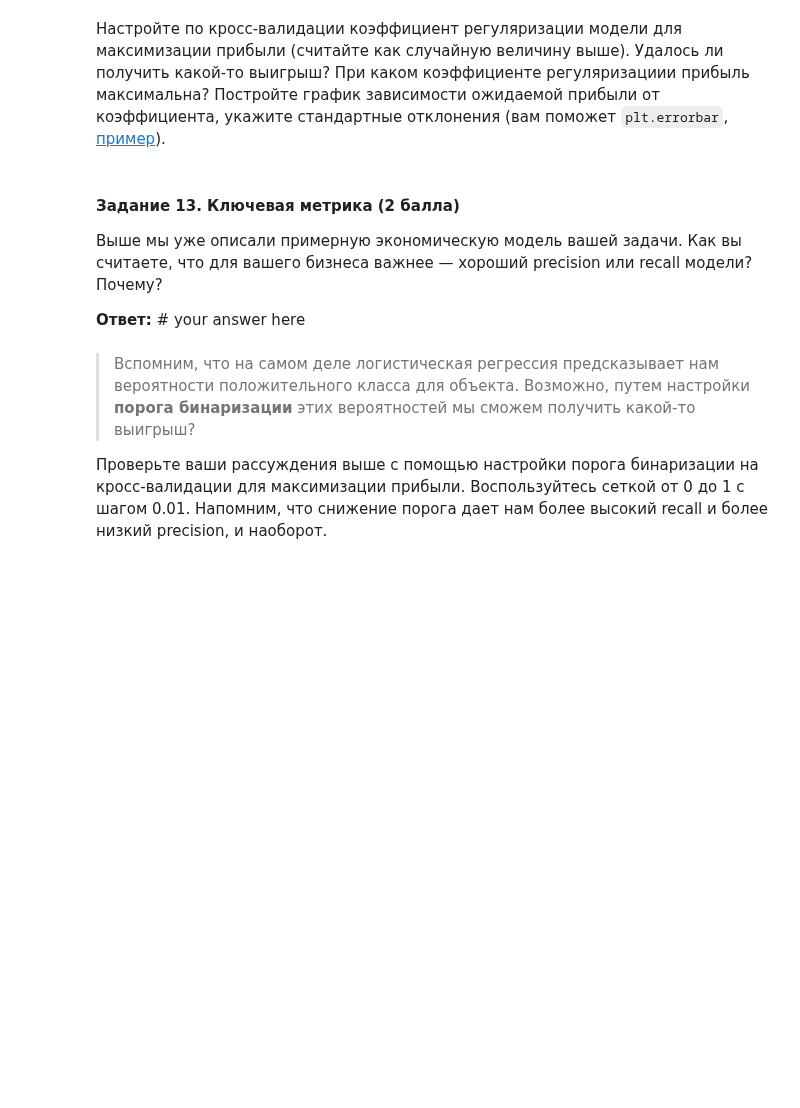
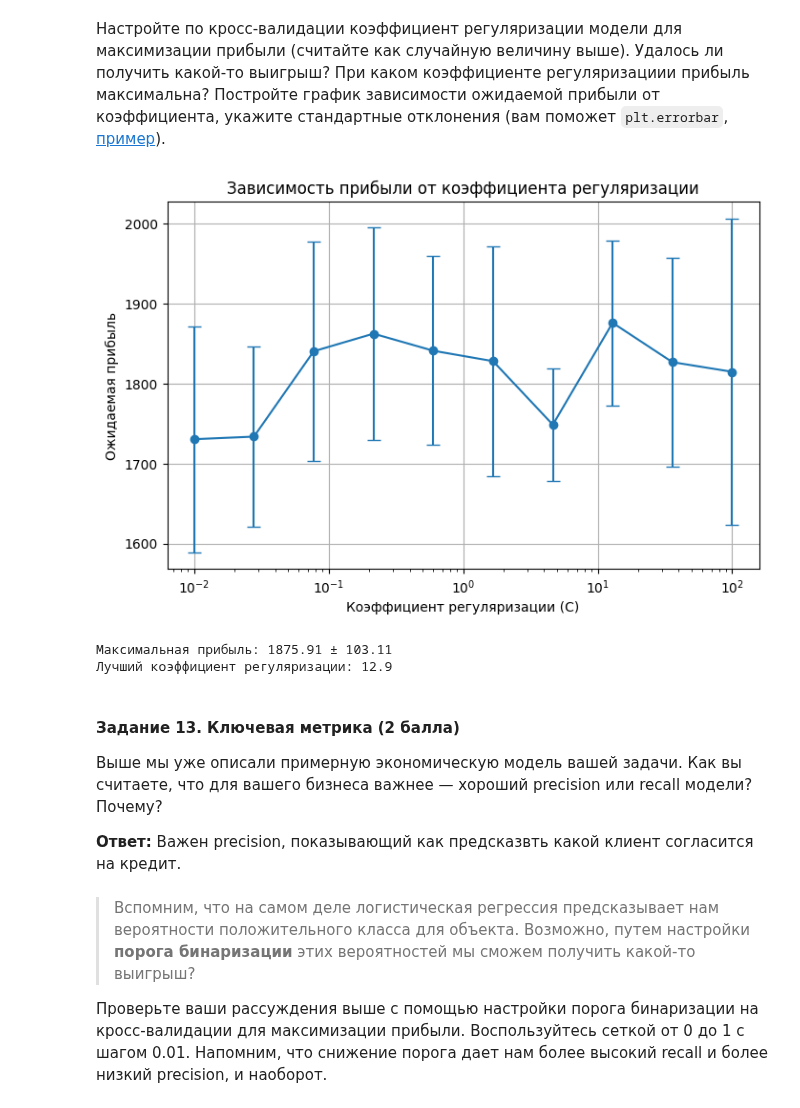
Before and after one commit to r42arty/hse, a Jupyter notebook: mod4/ML_3.ipynb, the cells around one changed output. Saved outputs shown, nothing was run; the diff lists cells and outputs as text; code cells hidden in the pictures; blank space fills up the shorter version.

```diff
--- a/mod4/ML_3.ipynb
+++ b/mod4/ML_3.ipynb
@@ -903,24 +928,10 @@ y = (df.y == 'yes')
 from sklearn.model_selection import KFold
 
 kf = KFold(n_splits=5, shuffle=True, random_state=500)
-train_indices, test_indices = kf.split(X)
+splits = list(kf.split(X))  # Получаем список из 5 пар (train_index, test_index)
 # %% [markdown]
 * Обучите логистическую регрессию на каждой обучающей выборке (воспользуйтесь one-hot для категориальных признаков и `StandardScaler` для числовых, гиперпараметры по умолчанию) и сделайте предсказания для соответствующих тестовых выборок.
 
 * Допустим, работники вашего колл-центра получают за один звонок клиенту 1 доллар. При согласии клиента на предлагаемые условия он принесет в банк 10 долларов. Предположим, что всем положительным прогнозам ваши сотрудники решили позвонить. Посчитайте на всех тестовых выборках выручку и усредните. Также вычислите стандартное отклонение.
   - Сколько денег вы в среднем заработаете?
   - Сколько из заработанных денег придётся отдать операторам вашего колл-центра?
-# %%
-clf = ColumnTransformer([]) # .... your code here
-pipeline = Pipeline([]) # .... your code here
-
-profit, costs = [], []
-for train_index, test_index in (train_indices, test_indices):
-    X_train, X_test = X.loc[train_index, :], X.loc[test_index, :]
-    # .... your code here
-
-print('Выручка:\t', np.mean(profit))
-print('Отклонение выручки:\t', np.std(profit))
-print('Траты:\t', np.mean(costs))
-print('Прибыль:\t', np.mean(np.array(profit)-np.array(costs)))
-print('Отклонение прибыли:\t', np.std(np.array(profit) - np.array(costs)))
@@ -946,9 +1022,51 @@ print("Best alpha = %.4f" % best_alpha_C)
+# %%
+reg_consts = np.logspace(-2, 2, 10)
+mean_profits, std_profits = [], []
+
+for C in reg_consts:
+    profits = []
+    for train_index, test_index in splits:
+        X_train, X_test = X.iloc[train_index], X.iloc[test_index]
+        y_train, y_test = y.iloc[train_index], y.iloc[test_index]
+
+        # Новый pipeline с нужным коэффициентом регуляризации
+        pipeline = Pipeline([
+            ('preprocessor', clf),
+            ('classifier', LogisticRegression(C=C, max_iter=1000))
+        ])
+        pipeline.fit(X_train, y_train)
+        y_pred = pipeline.predict(X_test)
+
+        agreed = ((y_pred == 1) & (y_test == 1)).values
+        revenue = rng.uniform(0, 20, size=agreed.sum()).sum()
+        cost = y_pred.sum()
+        profits.append(revenue - cost)
+    mean_profits.append(np.mean(profits))
+    std_profits.append(np.std(profits))
+
+# График зависимости прибыли от коэффициента регуляризации
+plt.figure(figsize=(8, 5))
+plt.errorbar(reg_consts, mean_profits, yerr=std_profits, fmt='-o', capsize=5)
+plt.xscale('log')
+plt.xlabel('Коэффициент регуляризации (C)')
+plt.ylabel('Ожидаемая прибыль')
+plt.title('Зависимость прибыли от коэффициента регуляризации')
+plt.grid(True)
+plt.show()
+
+best_idx = np.argmax(mean_profits)
+print(f'Максимальная прибыль: {mean_profits[best_idx]:.2f} ± {std_profits[best_idx]:.2f}')
+print(f'Лучший коэффициент регуляризации: {reg_consts[best_idx]:.3g}')
+# %% [output]
+[figure, added]
+Максимальная прибыль: 1875.91 ± 103.11
+Лучший коэффициент регуляризации: 12.9
 # %% [markdown]
 #### __Задание 13. Ключевая метрика__ (2 балла)
 
 Выше мы уже описали примерную экономическую модель вашей задачи. Как вы считаете, что для вашего бизнеса важнее — хороший precision или recall модели? Почему?
 
-__Ответ:__ # your answer here
+__Ответ:__ Важен precision, показывающий как предсказвть какой клиент согласится на кредит.
 # %% [markdown]
 > Вспомним, что на самом деле логистическая регрессия предсказывает нам вероятности положительного класса для объекта. Возможно, путем настройки __порога бинаризации__ этих вероятностей мы сможем получить какой-то выигрыш?
 
```
Also changed, not shown: parts of 14 cells of this notebook.
